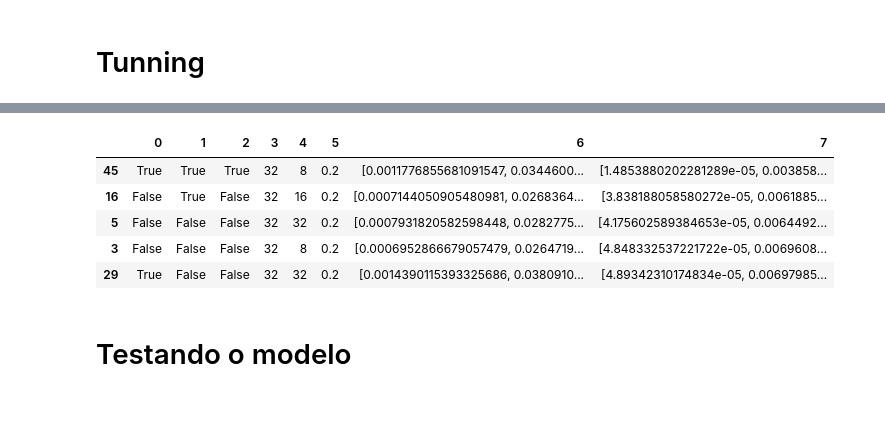
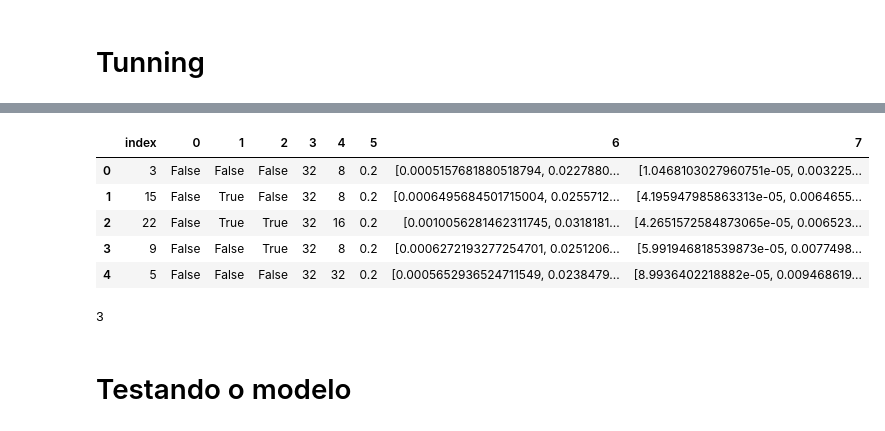
Before and after one commit to GuilhermeMaciel75/Redes_Neurais_p1, a Jupyter notebook: projeto_2/src/btcLstmKeras.ipynb, the cells around one changed output, grey strips where cells are left out. Drawn from its saved outputs; the diff is of its cells as text; code cells hidden in the pictures.

```diff
--- a/projeto_2/src/btcLstmKeras.ipynb
+++ b/projeto_2/src/btcLstmKeras.ipynb
@@ -182,7 +187,7 @@ plt.show()
 # Divisão dos Dados
 # %%
 # ['date', 'unix', 'open', 'low', 'high', 'Volume USD', 'Volume BTC']
-dp_dataset = dataset.drop(['date', 'unix'], axis=1)
+dp_dataset = dataset.drop(['date', 'unix', 'open', 'low', 'high'], axis=1)
 
 # Normaliza os dados
 scaler = MinMaxScaler(feature_range=(0, 1))
@@ -246,10 +251,11 @@ def create_data(df, n_future, n_past, train_test_split_percentage, validation_sp
 
     return np.array(x_train), np.array(x_test), np.array(x_val), np.array(y_train), np.array(y_test), np.array(y_val)
 # %%
-# n_future -> Number of days you want to predict into the future
-# n_past -> Number of past days you want to use to predict the future
+n_future = 1 # -> Number of days you want to predict into the future
+n_past = 3 # -> Number of past days you want to use to predict the future
+
 X_train, X_test, X_val, y_train, y_test, y_val = create_data(
-    sc_dataset, n_future=1, n_past=7, train_test_split_percentage=0.75, validation_split_percentage=0
+    sc_dataset, n_future=n_future, n_past=n_past, train_test_split_percentage=0.75, validation_split_percentage=0
 )
 # %%
 print("X_train shape:", X_train.shape)
@@ -479,0 +448,20 @@ Epoch 3: val_loss did not improve from 0.00018
+# %%
+# params
+
+n_future = 1 # -> Number of days you want to predict into the future
+n_past = 3 #   -> Number of past days you want to use to predict the future
+
+config = [
+    [False, True], # -> [first_additional_layer]
+    [False, True], # -> [second_additional_layer]
+    [False, True], # -> [third_additional_layer]
+    [16, 32], #      -> [n_neurons]
+    [8, 16, 32], #   -> [n_batch_size]
+    [0.2] #          -> [dropout_rate]
+]
+# %%
+X_train, X_test, _, y_train, y_test, _ = create_data(
+    sc_dataset, n_future=n_future, n_past=n_past, train_test_split_percentage=0.75, validation_split_percentage=0
+)
+
+hist = LSTM_HyperParameter_Tuning(config, X_train, y_train, X_test, y_test)
@@ -480,17 +486,21 @@ Epoch 3: val_loss did not improve from 0.00018
 # %%
 # Verificando o melhor modelo treinado
 hist = pd.DataFrame(hist)
-hist = hist.sort_values(by=[7], ascending=True)
+hist = hist.sort_values(by=[7], ascending=True).reset_index()
 hist.head()
 # %% [output]
-|  | 0 | 1 | 2 | 3 | 4 | 5 | 6 | 7 |
-| 45 | True | True | True | 32 | 8 | 0.2 | [0.0011776855681091547, 0.0344600... | [1.4853880202281289e-05, 0.003858... |
-| 16 | False | True | False | 32 | 16 | 0.2 | [0.0007144050905480981, 0.0268364... | [3.838188058580272e-05, 0.0061885... |
-| 5 | False | False | False | 32 | 32 | 0.2 | [0.0007931820582598448, 0.0282775... | [4.175602589384653e-05, 0.0064492... |
-| 3 | False | False | False | 32 | 8 | 0.2 | [0.0006952866679057479, 0.0264719... | [4.848332537221722e-05, 0.0069608... |
-| 29 | True | False | False | 32 | 32 | 0.2 | [0.0014390115393325686, 0.0380910... | [4.89342310174834e-05, 0.00697985... |
+|  | index | 0 | 1 | 2 | 3 | 4 | 5 | 6 | 7 |
+| 0 | 3 | False | False | False | 32 | 8 | 0.2 | [0.0005157681880518794, 0.0227880... | [1.0468103027960751e-05, 0.003225... |
+| 1 | 15 | False | True | False | 32 | 8 | 0.2 | [0.0006495684501715004, 0.0255712... | [4.195947985863313e-05, 0.0064655... |
+| 2 | 22 | False | True | True | 32 | 16 | 0.2 | [0.0010056281462311745, 0.0318181... | [4.2651572584873065e-05, 0.006523... |
+| 3 | 9 | False | False | True | 32 | 8 | 0.2 | [0.0006272193277254701, 0.0251206... | [5.991946818539873e-05, 0.0077498... |
+| 4 | 5 | False | False | False | 32 | 32 | 0.2 | [0.0005652936524711549, 0.0238479... | [8.9936402218882e-05, 0.009468619... |
 # %%
 # load the best model
-regressor = load_model('model_45.keras')
+idx_best_model = hist.loc[0, 'index']
+print(idx_best_model)
+regressor = load_model(f'../models/model_{idx_best_model}.keras')
+# %% [output]
+3
 # %% [markdown]
 # Testando o modelo
```
Also changed, not shown: parts of 12 cells of this notebook, 1 other file.
